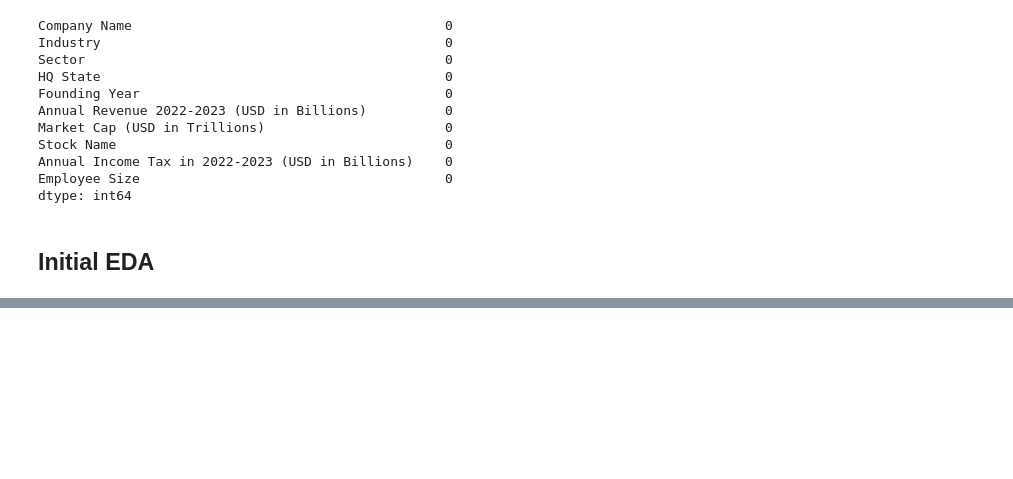
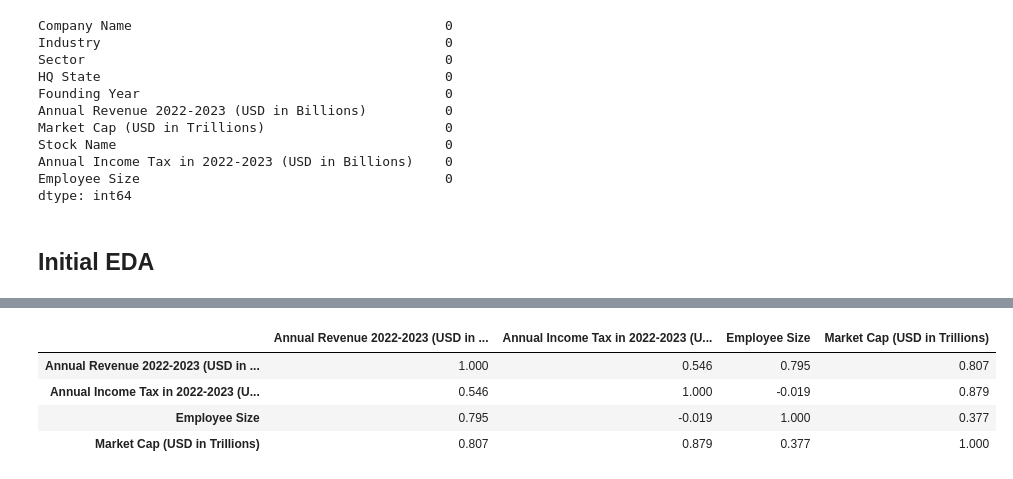
Before and after one commit to Antony-evm/Top-50-US-Companies-EDA, a Jupyter notebook: Top 50 US Tech Companies.ipynb, the cells around one changed output, grey strips where cells are left out. Saved outputs shown, nothing was run; the diff lists cells and outputs as text; code cells hidden in the pictures; blank space fills up the shorter version.

```diff
--- a/Top 50 US Tech Companies.ipynb
+++ b/Top 50 US Tech Companies.ipynb
@@ -189,0 +237,8 @@ df
+# %%
+corr
+# %% [output]
+|  | Annual Revenue 2022-2023 (USD in ... | Annual Income Tax in 2022-2023 (U... | Employee Size | Market Cap (USD in Trillions) |
+| Annual Revenue 2022-2023 (USD in ... | 1.000 | 0.546 | 0.795 | 0.807 |
+| Annual Income Tax in 2022-2023 (U... | 0.546 | 1.000 | -0.019 | 0.879 |
+| Employee Size | 0.795 | -0.019 | 1.000 | 0.377 |
+| Market Cap (USD in Trillions) | 0.807 | 0.879 | 0.377 | 1.000 |
```
Also changed, not shown: parts of 8 cells of this notebook.
